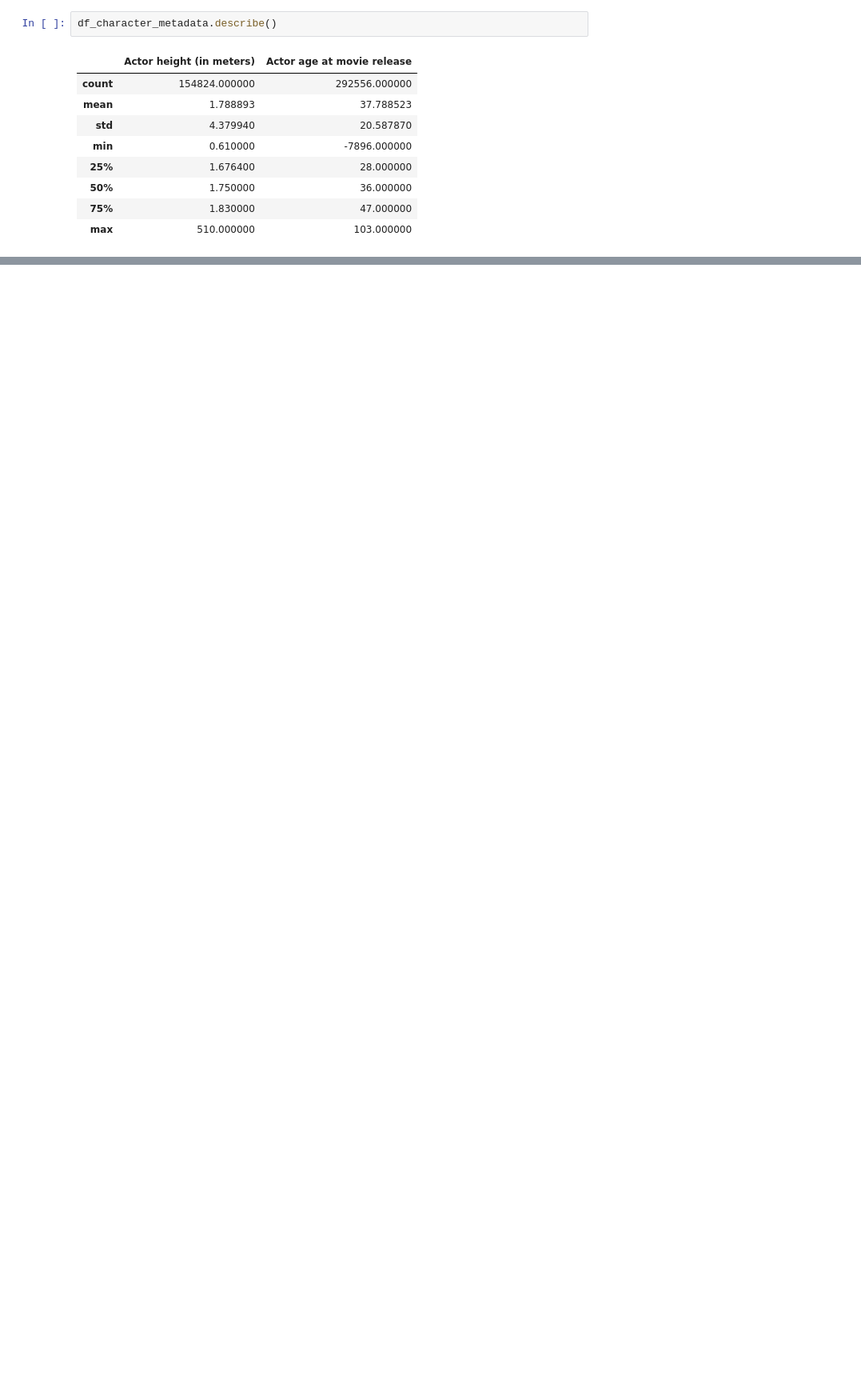
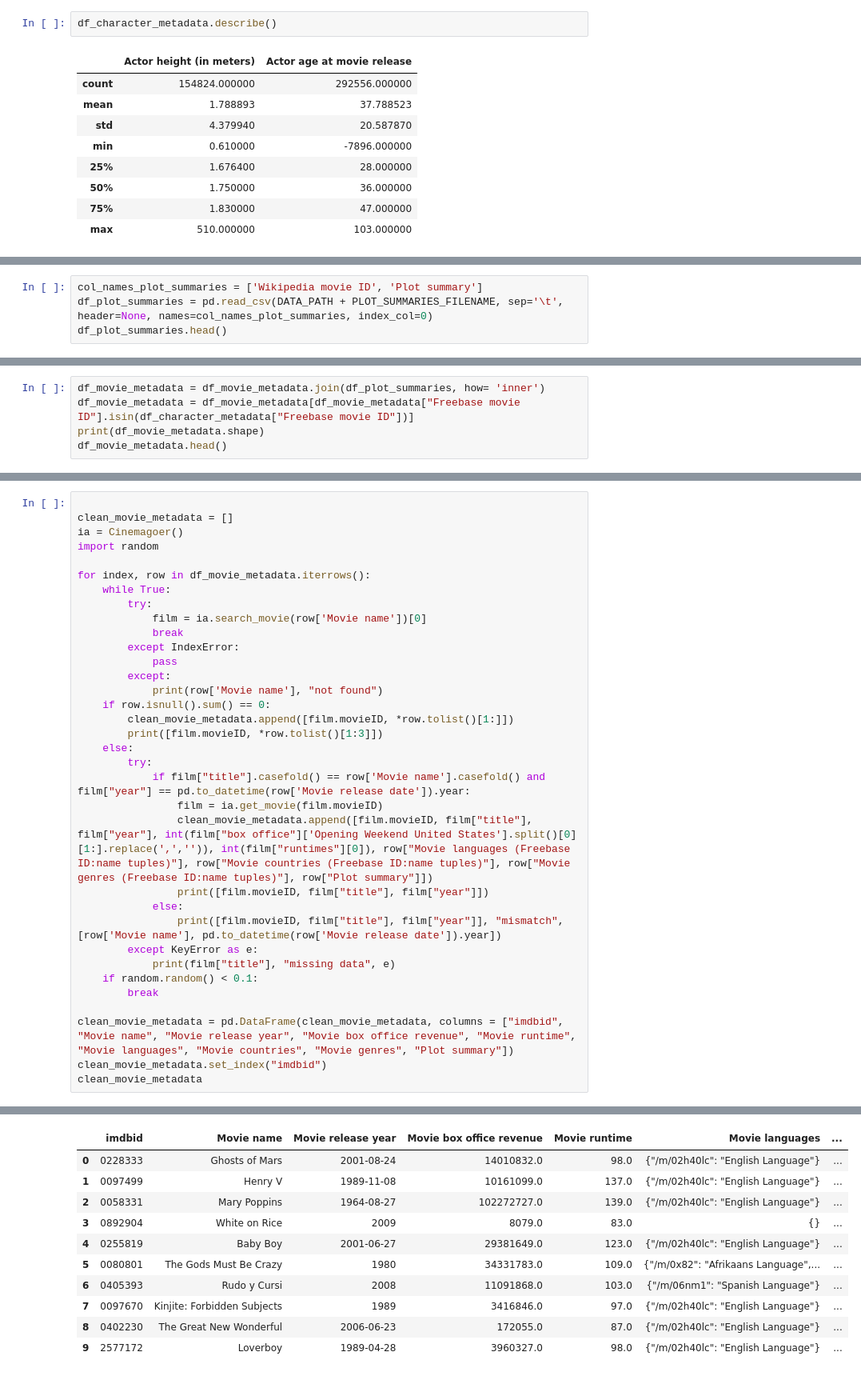
Before and after one commit to epfl-ada/ada-2022-project-r4d4r, a Jupyter notebook: Initial_analysis.ipynb, the cells around one changed output, grey strips where cells are left out. Shown at 80% size. Drawn from its saved outputs; the diff is of its cells as text; blank space fills up the shorter version.

```diff
--- a/Initial_analysis.ipynb
+++ b/Initial_analysis.ipynb
@@ -152,0 +250,4 @@ df_character_types.describe()
+# %%
+col_names_plot_summaries = ['Wikipedia movie ID', 'Plot summary']
+df_plot_summaries = pd.read_csv(DATA_PATH + PLOT_SUMMARIES_FILENAME, sep='\t', header=None, names=col_names_plot_summaries, index_col=0)
+df_plot_summaries.head()
@@ -152,0 +284,5 @@ df_character_types.describe()
+# %%
+df_movie_metadata = df_movie_metadata.join(df_plot_summaries, how= 'inner')
+df_movie_metadata = df_movie_metadata[df_movie_metadata["Freebase movie ID"].isin(df_character_metadata["Freebase movie ID"])]
+print(df_movie_metadata.shape)
+df_movie_metadata.head()
@@ -152,0 +300,35 @@ df_character_types.describe()
+# %%
+
+clean_movie_metadata = []
+ia = Cinemagoer()
+import random
+
+for index, row in df_movie_metadata.iterrows():
+    while True:
+        try:
+            film = ia.search_movie(row['Movie name'])[0]
+            break
+        except IndexError:
+            pass
+        except:
+            print(row['Movie name'], "not found")
+    if row.isnull().sum() == 0:
+        clean_movie_metadata.append([film.movieID, *row.tolist()[1:]])
+        print([film.movieID, *row.tolist()[1:3]])
+    else:
+        try:
+            if film["title"].casefold() == row['Movie name'].casefold() and film["year"] == pd.to_datetime(row['Movie release date']).year:
+                film = ia.get_movie(film.movieID)
+                clean_movie_metadata.append([film.movieID, film["title"], film["year"], int(film["box office"]['Opening Weekend United States'].split()[0][1:].replace(',','')), int(film["runtimes"][0]), row["Movie languages (Freebase ID:name tuples)"], row["Movie countries (Freebase ID:name tuples)"], row["Movie genres (Freebase ID:name tuples)"], row["Plot summary"]])
+                print([film.movieID, film["title"], film["year"]])
+            else:
+                print([film.movieID, film["title"], film["year"]], "mismatch", [row['Movie name'], pd.to_datetime(row['Movie release date']).year])
+        except KeyError as e:
+            print(film["title"], "missing data", e)
+    if random.random() < 0.1:
+        break
+
+clean_movie_metadata = pd.DataFrame(clean_movie_metadata, columns = ["imdbid", "Movie name", "Movie release year", "Movie box office revenue", "Movie runtime", "Movie languages", "Movie countries", "Movie genres", "Plot summary"])
+clean_movie_metadata.set_index("imdbid")
+clean_movie_metadata
+# %% [output]
@@ -152,0 +352,11 @@ df_character_types.describe()
+|  | imdbid | Movie name | Movie release year | Movie box office revenue | Movie runtime | Movie languages | ... |
+| 0 | 0228333 | Ghosts of Mars | 2001-08-24 | 14010832.0 | 98.0 | {"/m/02h40lc": "English Language"} | ... |
+| 1 | 0097499 | Henry V | 1989-11-08 | 10161099.0 | 137.0 | {"/m/02h40lc": "English Language"} | ... |
+| 2 | 0058331 | Mary Poppins | 1964-08-27 | 102272727.0 | 139.0 | {"/m/02h40lc": "English Language"} | ... |
+| 3 | 0892904 | White on Rice | 2009 | 8079.0 | 83.0 | {} | ... |
+| 4 | 0255819 | Baby Boy | 2001-06-27 | 29381649.0 | 123.0 | {"/m/02h40lc": "English Language"} | ... |
+| 5 | 0080801 | The Gods Must Be Crazy | 1980 | 34331783.0 | 109.0 | {"/m/0x82": "Afrikaans Language",... | ... |
+| 6 | 0405393 | Rudo y Cursi | 2008 | 11091868.0 | 103.0 | {"/m/06nm1": "Spanish Language"} | ... |
+| 7 | 0097670 | Kinjite: Forbidden Subjects | 1989 | 3416846.0 | 97.0 | {"/m/02h40lc": "English Language"} | ... |
+| 8 | 0402230 | The Great New Wonderful | 2006-06-23 | 172055.0 | 87.0 | {"/m/02h40lc": "English Language"} | ... |
+| 9 | 2577172 | Loverboy | 1989-04-28 | 3960327.0 | 98.0 | {"/m/02h40lc": "English Language"} | ... |
```
Also changed, not shown: parts of 35 cells of this notebook, 1 other file.
